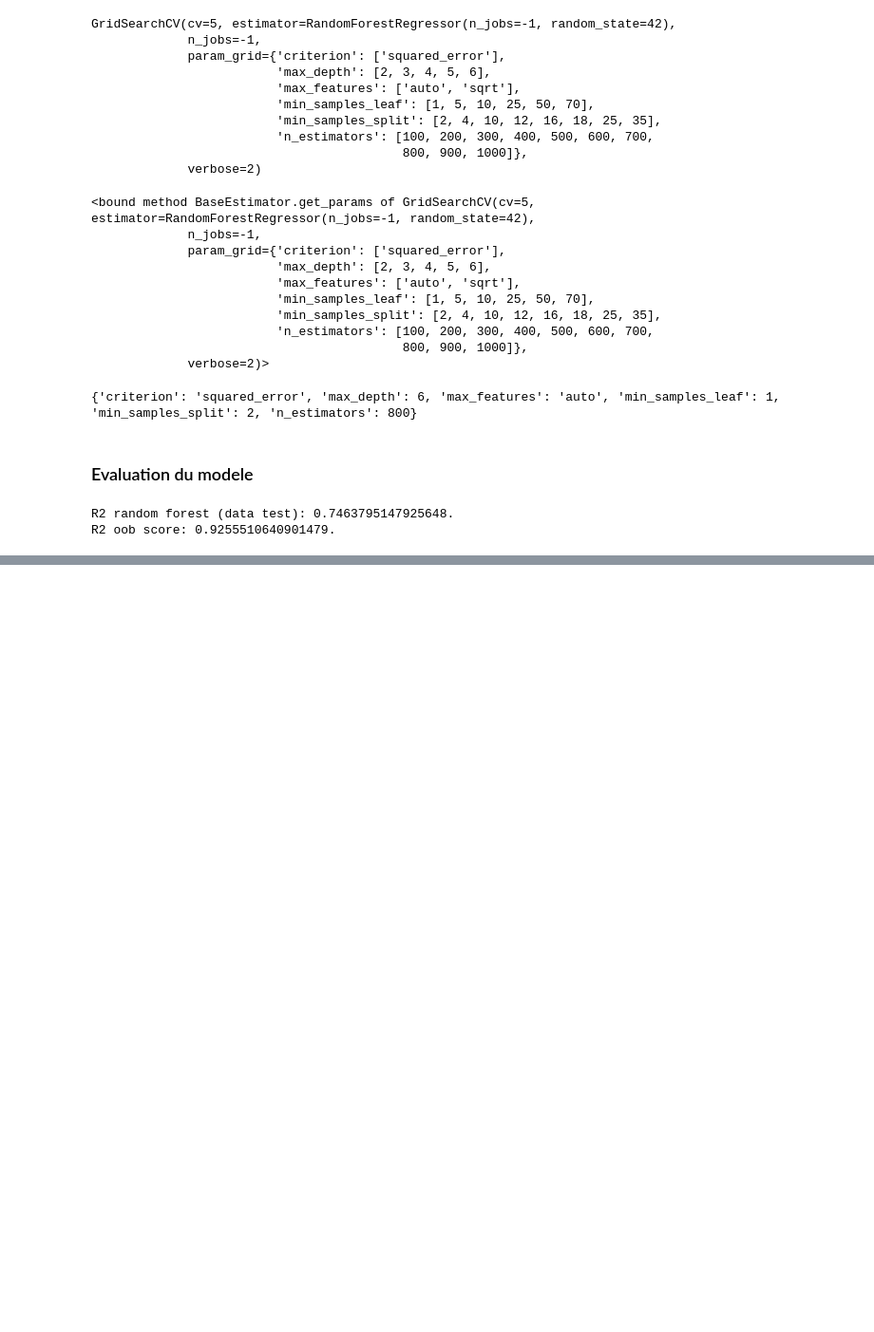
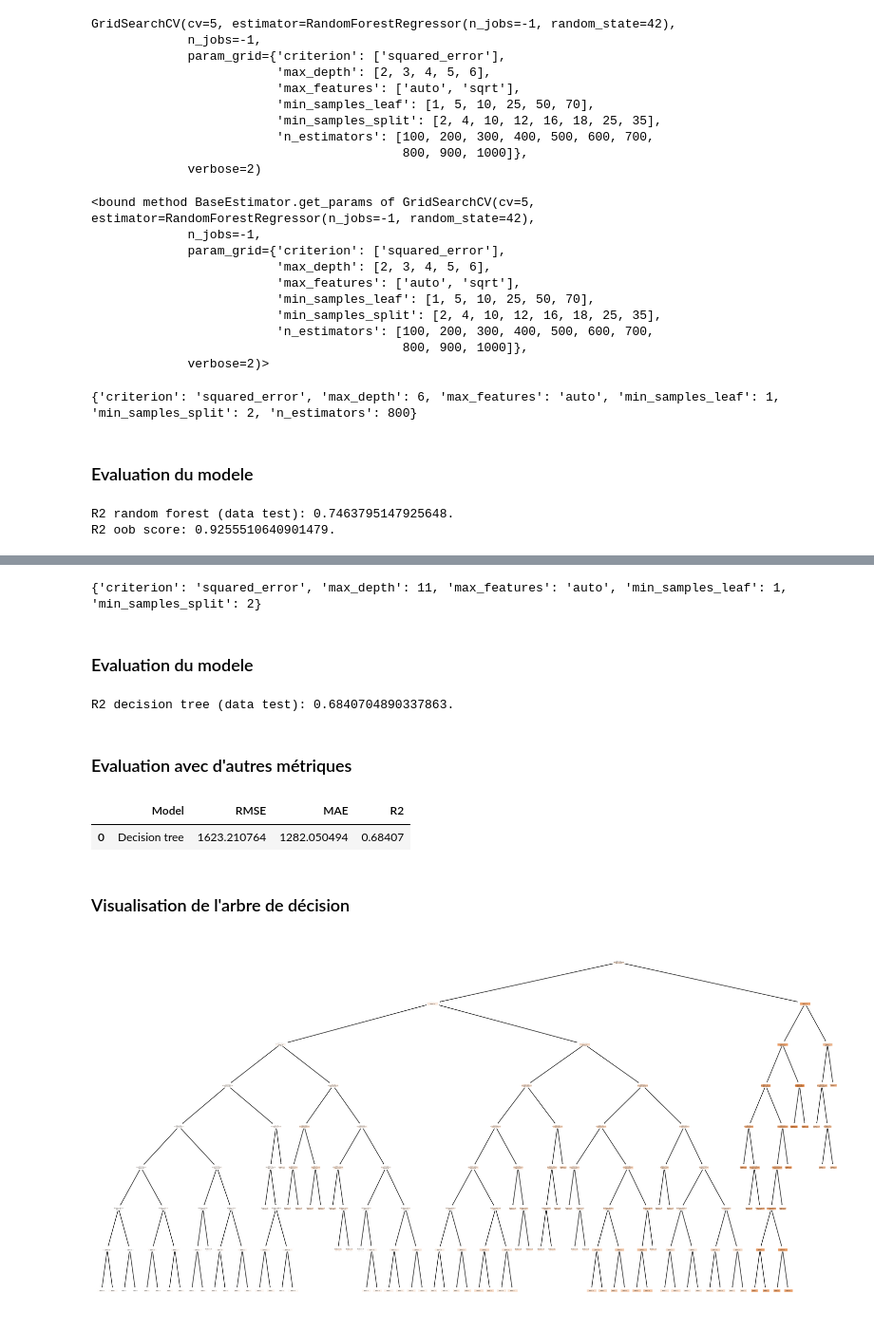
Before and after one commit to Abou29/RandomForest_DecisionTree-Prediction-vehicle-price, a Jupyter notebook: prix_de_voiture_prediction.ipynb, the cells around one changed output, grey strips where cells are left out. Shown: that part at 95% size. Drawn from its saved outputs; the diff is of its cells as text; code cells hidden in the pictures; blank space fills up the shorter version.

Commit message:
prix de voiture prediction

```diff
--- a/prix_de_voiture_prediction.ipynb
+++ b/prix_de_voiture_prediction.ipynb
@@ -379,0 +491,3 @@ R2 oob score: 0.9255510640901479.
+# %%
+# Entrainement du modèle
+CV_dt_reg.fit(X_train, y_train)
@@ -379,0 +514,5 @@ R2 oob score: 0.9255510640901479.
+# %%
+# We can view the best parameters from fitting the grid search:
+print(CV_dt_reg.best_params_)
+# %% [output]
+{'criterion': 'squared_error', 'max_depth': 11, 'max_features': 'auto', 'min_samples_leaf': 1, 'min_samples_split': 2}
@@ -379,0 +522,47 @@ R2 oob score: 0.9255510640901479.
+# %% [markdown]
+###  Evaluation du modele
+# %%
+# Now let's run the model with this parameters
+model_tree = DecisionTreeRegressor(
+    criterion='squared_error',
+    random_state=123,
+    max_depth=8,
+    max_features='auto',
+    min_samples_leaf=1,
+    min_samples_split=2
+)
+# Entrainement du modèle d'arbre avec les meilleurs paramètres
+model_tree.fit(X_train, y_train)
+# Prédiction avec les données test
+y_predicted_dt_reg = model_tree.predict(X_test)
+
+# R2 score du data test avec la decision tree
+print("R2 decision tree (data test): {}.".format(r2_score(y_test, y_predicted_dt_reg)))
+# %% [output]
+R2 decision tree (data test): 0.6840704890337863.
+# %% [markdown]
+### Evaluation avec d'autres métriques
+# %%
+mse_test_dt = mean_squared_error(y_test, y_predicted_dt_reg)
+rmse_test_dt = mse_test_dt**.5
+
+mae_test_dt = mean_absolute_error(y_test, y_predicted_dt_reg)
+
+r2_test_dt = r2_score(y_test, y_predicted_dt_reg)
+
+
+model_results_decision_tree = pd.DataFrame([['Decision tree', rmse_test_dt, mae_test_dt, r2_test_dt]],
+                             columns = ['Model', 'RMSE', 'MAE', 'R2'])
+model_results_decision_tree
+# %% [output]
+|  | Model | RMSE | MAE | R2 |
+| 0 | Decision tree | 1623.210764 | 1282.050494 | 0.68407 |
+# %% [markdown]
+### Visualisation de l'arbre de décision
+# %%
+plt.figure(figsize=(20,10))
+plot_tree(model_tree, filled=True)
+plt.savefig('decision_tree.png')
+plt.show()
+# %% [output]
+[figure, added]
```
Also changed, not shown: parts of 12 cells of this notebook.
